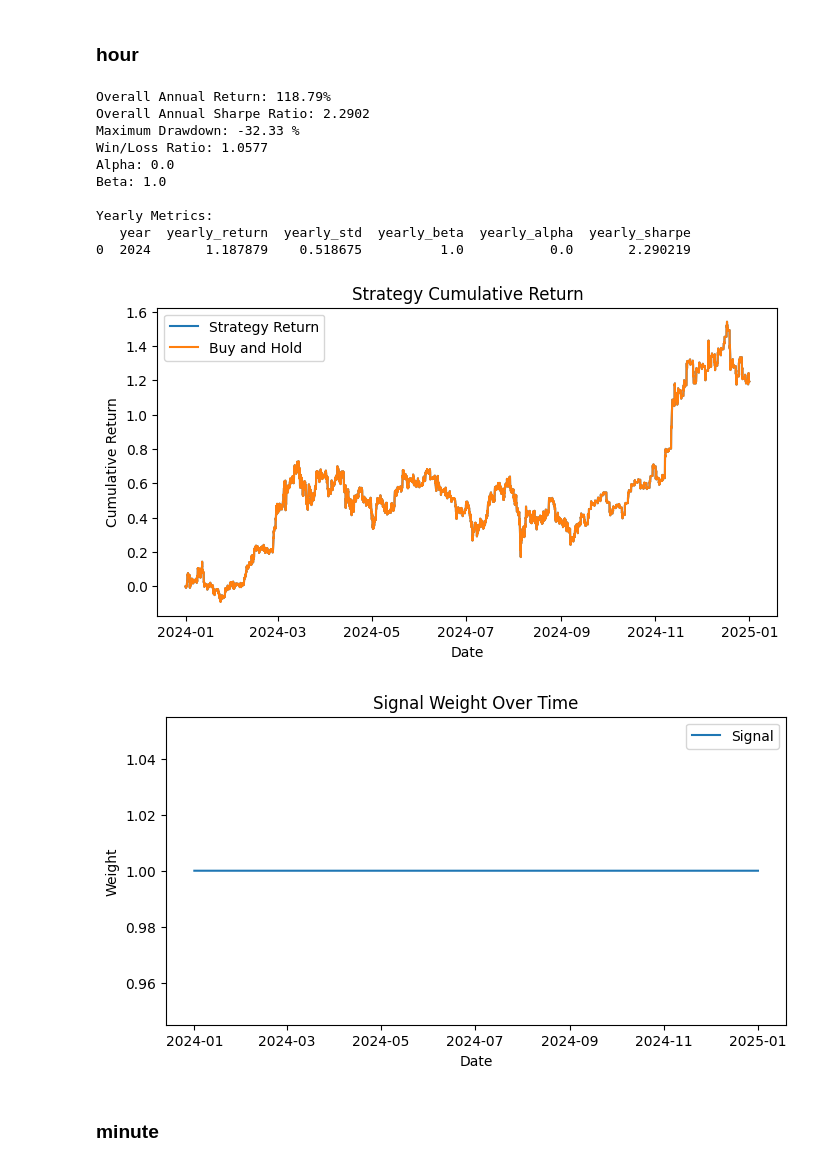
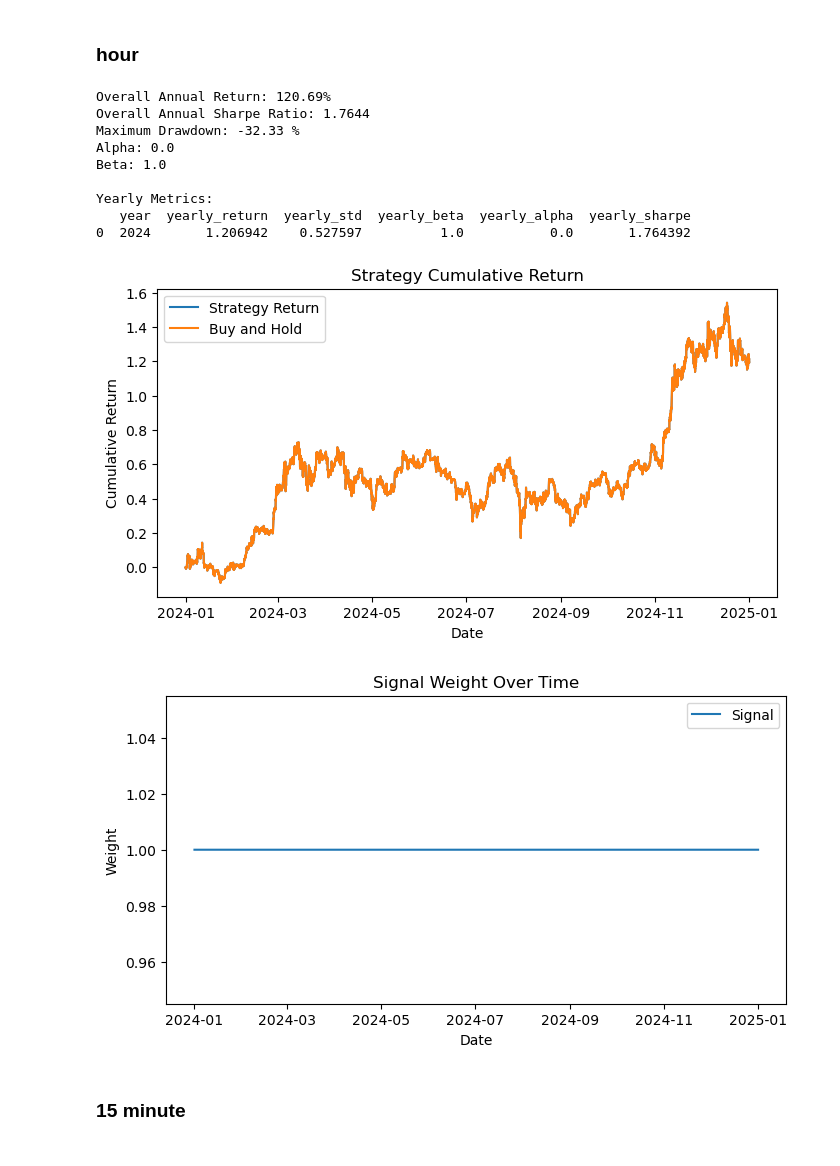
Before and after one commit to alvinku0/Bitcoin-Systematic-Strategies, a Jupyter notebook: technical_indicators/sample_how_use.ipynb, the cells around one changed output. Cells and saved outputs as stored; diff of their text form; code cells hidden in the pictures.

Commit message:
updated backtesting

```diff
--- a/technical_indicators/sample_how_use.ipynb
+++ b/technical_indicators/sample_how_use.ipynb
@@ -30,22 +29,21 @@ Yearly Metrics:
 # %%
 df = pd.read_parquet("../bitcoin_historical_price/btcusd_hourly_price.parquet")
 df = df[df.index >= '2024-01-01']
 df = df[df.index < '2025-01-01']
 df['signal'] = 1
-run_backtest(df, freq='hourly')
+run_backtest(df, freq='h')
 # %% [output]
-Overall Annual Return: 118.79%
-Overall Annual Sharpe Ratio: 2.2902
+Overall Annual Return: 120.69%
+Overall Annual Sharpe Ratio: 1.7644
 Maximum Drawdown: -32.33 %
-Win/Loss Ratio: 1.0577
 Alpha: 0.0
 Beta: 1.0
 
 Yearly Metrics:
    year  yearly_return  yearly_std  yearly_beta  yearly_alpha  yearly_sharpe
-0  2024       1.187879    0.518675          1.0           0.0       2.290219
+0  2024       1.206942    0.527597          1.0           0.0       1.764392
-[figure, old version]
+[figure, new version]
-[figure, old version]
+[figure, new version]
 # %% [markdown]
-### minute
+### 15 minute
 # %%
```
Also changed, not shown: parts of 2 cells of this notebook, 8 other files.
